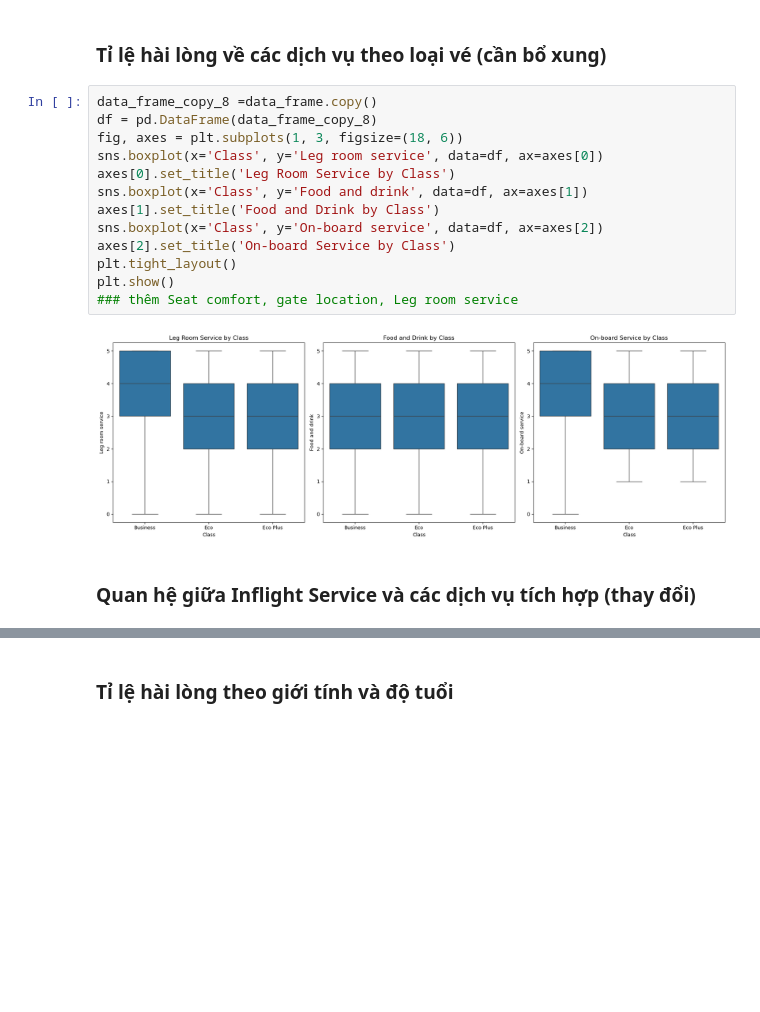
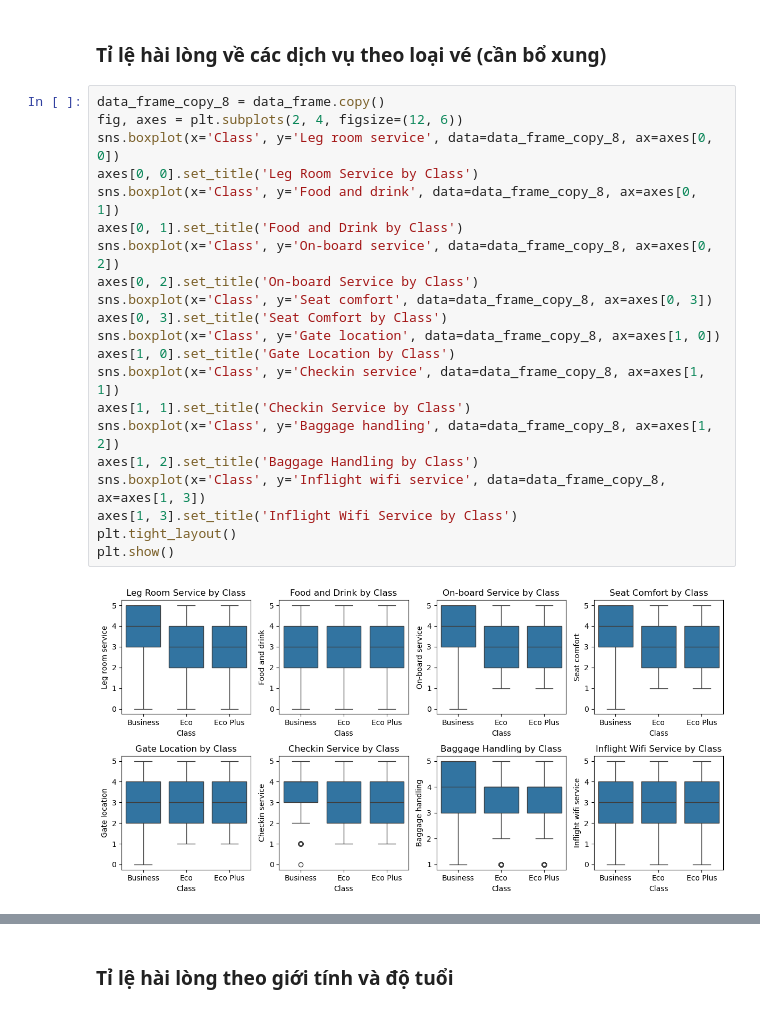
Before and after one commit to little-duck-vie/ltxldl-hoc-lam-giau, a Jupyter notebook: Code_python.ipynb, the cells around one changed output, grey strips where cells are left out. Saved outputs shown, nothing was run; the diff lists cells and outputs as text; blank space fills up the shorter version.

```diff
--- a/Code_python.ipynb
+++ b/Code_python.ipynb
@@ -497,19 +496,25 @@ plt.tight_layout()
 # %% [markdown]
 ### Tỉ lệ hài lòng về các dịch vụ theo loại vé (cần bổ xung)
 # %%
-data_frame_copy_8 =data_frame.copy()
-df = pd.DataFrame(data_frame_copy_8)
-fig, axes = plt.subplots(1, 3, figsize=(18, 6))
-sns.boxplot(x='Class', y='Leg room service', data=df, ax=axes[0])
-axes[0].set_title('Leg Room Service by Class')
-sns.boxplot(x='Class', y='Food and drink', data=df, ax=axes[1])
-axes[1].set_title('Food and Drink by Class')
-sns.boxplot(x='Class', y='On-board service', data=df, ax=axes[2])
-axes[2].set_title('On-board Service by Class')
+data_frame_copy_8 = data_frame.copy()
+fig, axes = plt.subplots(2, 4, figsize=(12, 6))
+sns.boxplot(x='Class', y='Leg room service', data=data_frame_copy_8, ax=axes[0, 0])
+axes[0, 0].set_title('Leg Room Service by Class')
+sns.boxplot(x='Class', y='Food and drink', data=data_frame_copy_8, ax=axes[0, 1])
+axes[0, 1].set_title('Food and Drink by Class')
+sns.boxplot(x='Class', y='On-board service', data=data_frame_copy_8, ax=axes[0, 2])
+axes[0, 2].set_title('On-board Service by Class')
+sns.boxplot(x='Class', y='Seat comfort', data=data_frame_copy_8, ax=axes[0, 3])
+axes[0, 3].set_title('Seat Comfort by Class')
+sns.boxplot(x='Class', y='Gate location', data=data_frame_copy_8, ax=axes[1, 0])
+axes[1, 0].set_title('Gate Location by Class')
+sns.boxplot(x='Class', y='Checkin service', data=data_frame_copy_8, ax=axes[1, 1])
+axes[1, 1].set_title('Checkin Service by Class')
+sns.boxplot(x='Class', y='Baggage handling', data=data_frame_copy_8, ax=axes[1, 2])
+axes[1, 2].set_title('Baggage Handling by Class')
+sns.boxplot(x='Class', y='Inflight wifi service', data=data_frame_copy_8, ax=axes[1, 3])
+axes[1, 3].set_title('Inflight Wifi Service by Class')
 plt.tight_layout()
 plt.show()
-### thêm Seat comfort, gate location, Leg room service
 # %% [output]
-[figure, old version]
+[figure, new version]
-# %% [markdown]
-### Quan hệ giữa Inflight Service và các dịch vụ tích hợp (thay đổi)
```
Also changed, not shown: parts of 14 cells of this notebook, 1 other file.
